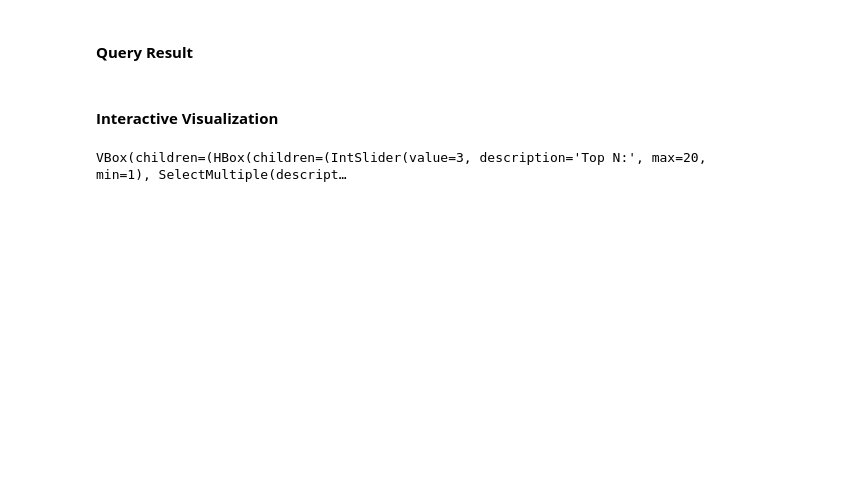
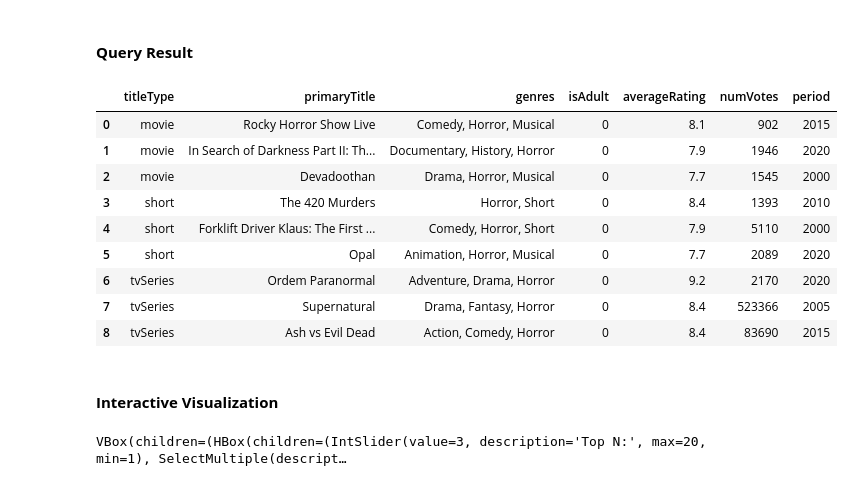
Before and after one commit to ezra-jeo/STADVDB-OLAP, a Jupyter notebook: notebooks/visualization.ipynb, the cells around one changed output. Drawn from its saved outputs; the diff is of its cells as text; code cells hidden in the pictures; blank space fills up the shorter version.

```diff
--- a/notebooks/visualization.ipynb
+++ b/notebooks/visualization.ipynb
@@ -464,8 +444,6 @@ params_3 = {
     "isAdult": 0,
     "yearDimension": 'year',
     "yearList": '2000,2005,2010,2015,2020',
-    "year1": None,
-    "year2": None,
     "votes": 800,
     "titleTypes": 'Movie,tvSeries,Short'
 }
@@ -498,23 +476,7 @@ WITH baseTable AS (
             WHERE btg.tconst = f.tconst
 				AND (:genreList IS NULL OR FIND_IN_SET(g.genre, :genreList) > 0)
 		)
-"""
-year_range_query_3 = """
-		-- If range of years, retain this block
-		AND (:year1 IS NULL OR (
-			CASE
-				WHEN :yearDimension = 'year' THEN ry.releaseYear
-                WHEN :yearDimension = 'decade' THEN ry.decade
-                ELSE ry.century
-			END) >= :year1)
-			AND (:year2 IS NULL OR (
-			CASE
-				WHEN :yearDimension = 'year' THEN ry.releaseYear
-                WHEN :yearDimension = 'decade' THEN ry.decade
-                ELSE ry.century
-			END) <= :year2)
-"""
-year_select_query_3 = """
+
 		-- If selection of years, retain this block
         AND (:yearList IS NULL OR FIND_IN_SET(CAST(
 			CASE
@@ -522,8 +484,6 @@ year_select_query_3 = """
                 WHEN :yearDimension = 'decade' THEN ry.decade
                 ELSE ry.century
 			END AS CHAR), :yearList) > 0)
-"""
-remaining_query_3 = """
 ), ranked AS (
 	SELECT b.titleType, b.primaryTitle, b.isAdult, b.genres, b.averageRating, b.numVotes, b.period,
 		ROW_NUMBER() OVER (
@@ -537,20 +497,22 @@ FROM ranked
 WHERE rn <= :topN
 ORDER BY titleType, rn;
 """
-
-merged_query_3 = query_3
-
-if params_3["year1"] != None and params_3["year2"] != None:
-    merged_query_3 += year_range_query_3
-elif params_3["yearList"] != None:
-	merged_query_3 += year_select_query_3
-
-merged_query_3 += remaining_query_3
 # %%
 
-result_3 = run_sql(merged_query_3, engine, params=params_3)
+result_3 = run_sql(query_3, engine, params=params_3)
 
 result_3
+# %% [output]
+|  | titleType | primaryTitle | genres | isAdult | averageRating | numVotes | period |
+| 0 | movie | Rocky Horror Show Live | Comedy, Horror, Musical | 0 | 8.1 | 902 | 2015 |
+| 1 | movie | In Search of Darkness Part II: Th... | Documentary, History, Horror | 0 | 7.9 | 1946 | 2020 |
+| 2 | movie | Devadoothan | Drama, Horror, Musical | 0 | 7.7 | 1545 | 2000 |
+| 3 | short | The 420 Murders | Horror, Short | 0 | 8.4 | 1393 | 2010 |
+| 4 | short | Forklift Driver Klaus: The First ... | Comedy, Horror, Short | 0 | 7.9 | 5110 | 2000 |
+| 5 | short | Opal | Animation, Horror, Musical | 0 | 7.7 | 2089 | 2020 |
+| 6 | tvSeries | Ordem Paranormal | Adventure, Drama, Horror | 0 | 9.2 | 2170 | 2020 |
+| 7 | tvSeries | Supernatural | Drama, Fantasy, Horror | 0 | 8.4 | 523366 | 2005 |
+| 8 | tvSeries | Ash vs Evil Dead | Action, Comedy, Horror | 0 | 8.4 | 83690 | 2015 |
 # %% [markdown]
 #### **Interactive Visualization**
 # %%
```
Also changed, not shown: parts of 33 cells of this notebook, 4 other files.
